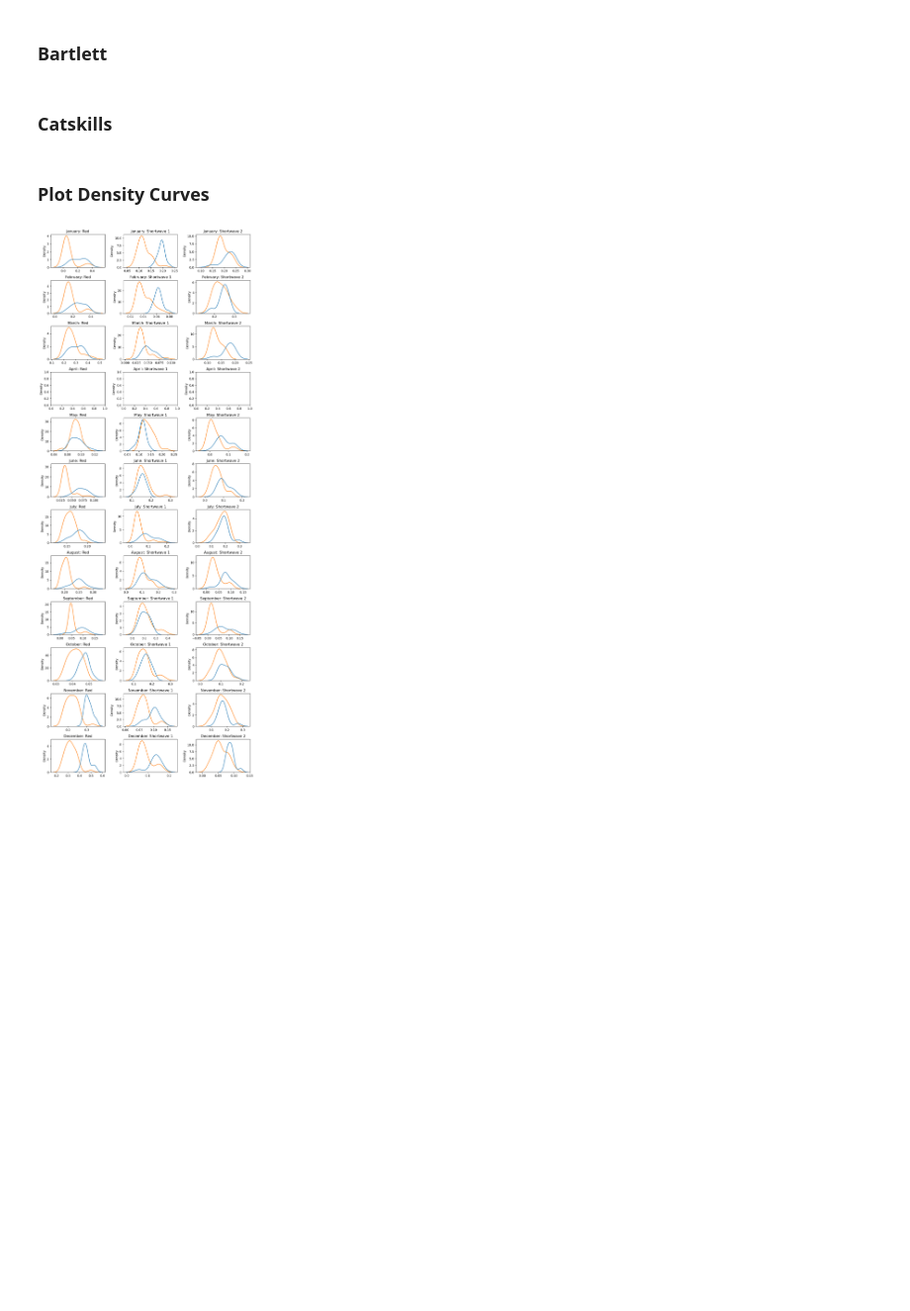
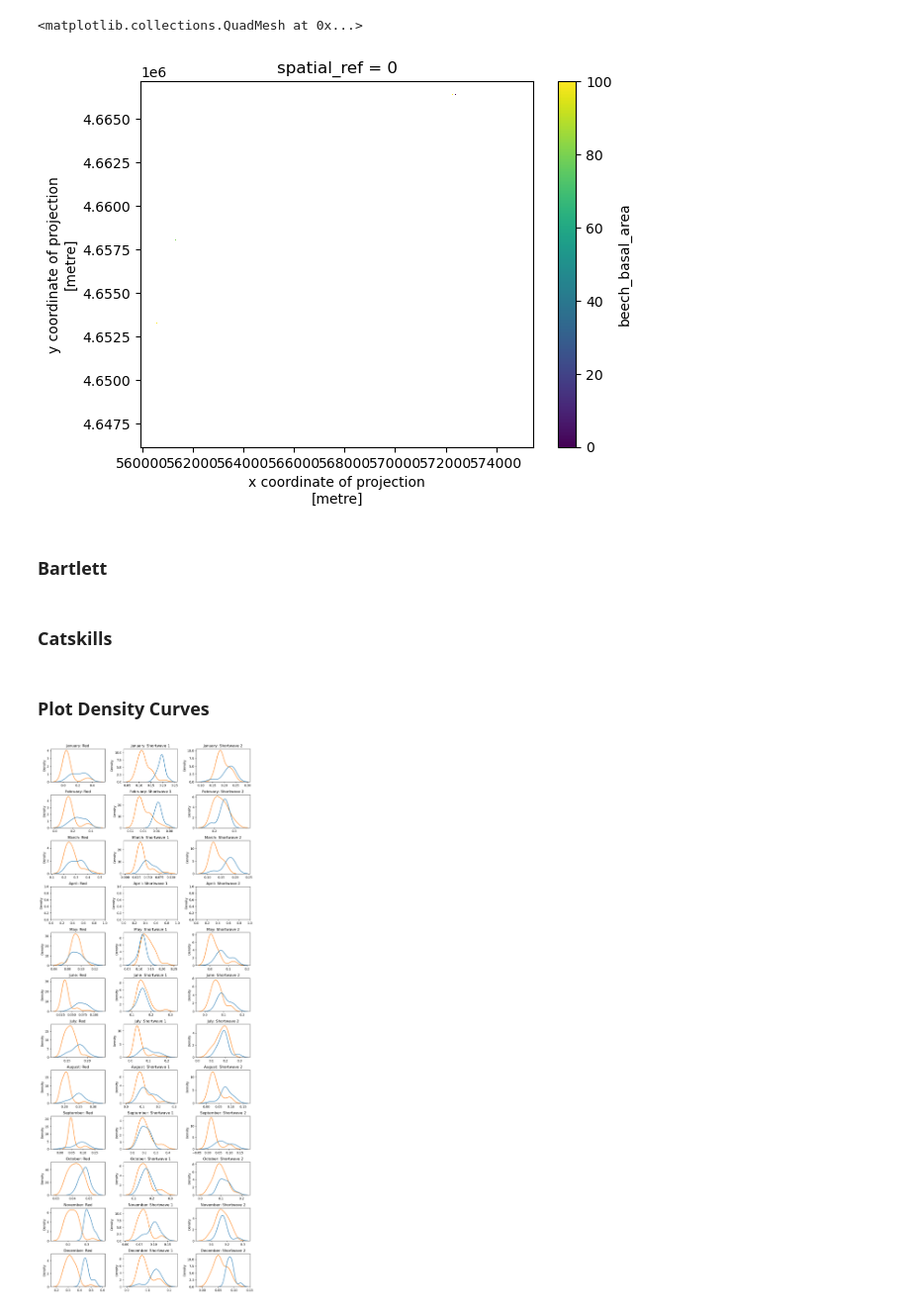
Before and after one commit to rosehanuy/beech-catskills, a Jupyter notebook: extract_sentinel_values.ipynb, the cells around one changed output. Shown at 99% size. Cells and saved outputs as stored; diff of their text form; code cells hidden in the pictures; blank space fills up the shorter version.

```diff
--- a/extract_sentinel_values.ipynb
+++ b/extract_sentinel_values.ipynb
@@ -17,17 +17,19 @@ from geocube.api.core import make_geocube
 root = Path.cwd()
 
 
-class CatskillSite():
-    def __init__(self,site_name,sentinel_data,polygons):
+class CatskillSite():  #TODO: update to create basal area rasters using beech polygons
+    def __init__(self,root,site_name,year):
+        self.root = root
         self.site_name = site_name
-        self.sentinel_data = sentinel_data.rio.write_crs(26918).rio.set_spatial_dims(x_dim="x",y_dim="y",).rio.write_coordinate_system()
-        self.polygons = polygons.reset_index().to_crs(26918)
+        sentinel_data = xr.open_dataarray(root / 'sentinel_data' / site_name / f'{year}_{site_name}.nc')
+        if sentinel_data.rio.crs != 26918:
+            self.sentinel_data = sentinel_data.rio.write_crs(26918).rio.set_spatial_dims(x_dim="x",y_dim="y",).rio.write_coordinate_system()
+        else:
+            self.sentinel_data = sentinel_data
+        self.polygons = gpd.read_file(root / 'output' / self.site_name.upper() / f'all_trees_{self.site_name.upper()}.gpkg')
         self.bbox = self.get_bbox()
 
         self.site_polygons = self.get_site_polygons()
-
-        self.beech_idx = self.site_polygons.loc[self.site_polygons.Name!='non-beech stand']['index'].astype('float').values
-        self.nonbeech_idx = self.site_polygons.loc[self.site_polygons.Name=='non-beech stand']['index'].astype('float').values
 
         self.raster_polys = self.rasterize_polys()
 
@@ -44,7 +46,7 @@ class CatskillSite():
     def rasterize_polys(self):
         g = make_geocube(
         vector_data=self.site_polygons,
-        measurements=["index"],
+        measurements=["beech_basal_area"],
         like=self.sentinel_data, # ensure the data are on the same grid
     )
         return g
@@ -132,6 +134,15 @@ class CatskillSite():
                 df_list.append(df1)
 
             return df_list
+# %%
+s = CatskillSite(root=root,site_name='catskills', year=2022)
+# %%
+d = s.rasterize_polys()
+
+d['beech_basal_area'].plot()
+# %% [output]
+<matplotlib.collections.QuadMesh at 0x...>
+[figure, added]
 # %%
 
 class NeonSite():
```
Also changed, not shown: 2 other files.
